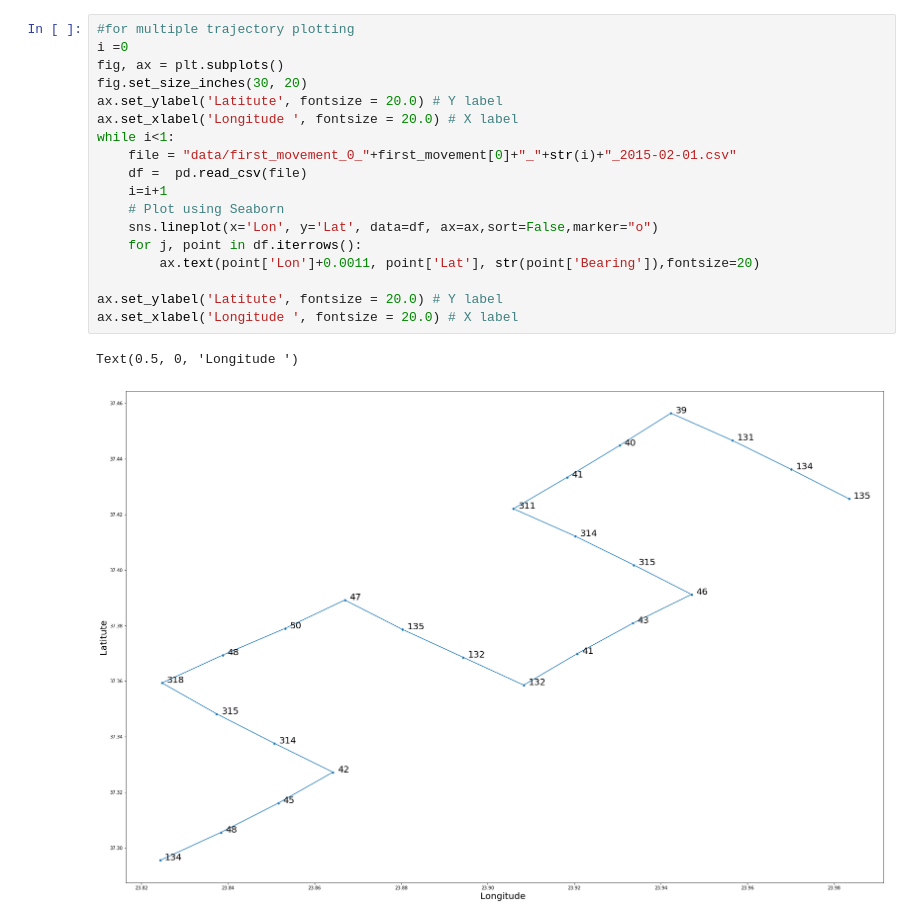
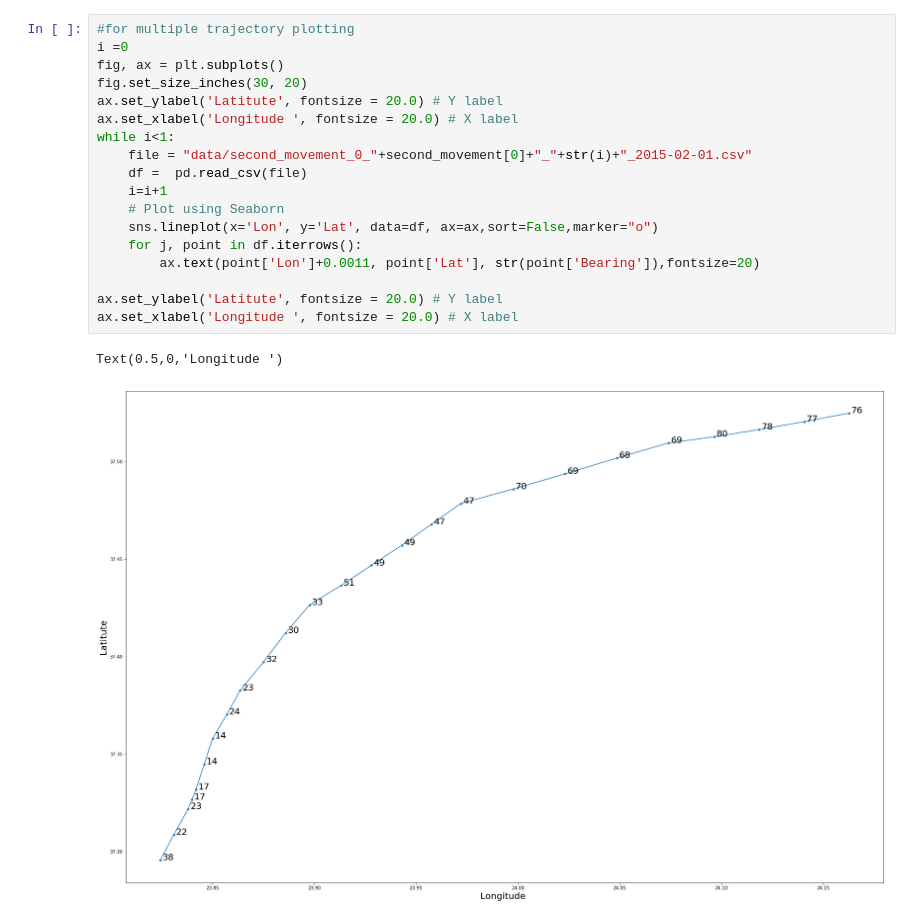
Before and after one commit to Barry-github/hua-thesis, a Jupyter notebook: notebooks/plotting_trajectories.ipynb, the cells around one changed output. Cells and saved outputs as stored; diff of their text form.

```diff
--- a/notebooks/plotting_trajectories.ipynb
+++ b/notebooks/plotting_trajectories.ipynb
@@ -57,24 +57,24 @@ and hard reset of data: True
 # %%
 #for multiple trajectory plotting
 i =0
 fig, ax = plt.subplots()
 fig.set_size_inches(30, 20)
 ax.set_ylabel('Latitute', fontsize = 20.0) # Y label
 ax.set_xlabel('Longitude ', fontsize = 20.0) # X label
 while i<1:
-    file = "data/first_movement_0_"+first_movement[0]+"_"+str(i)+"_2015-02-01.csv"
+    file = "data/second_movement_0_"+second_movement[0]+"_"+str(i)+"_2015-02-01.csv"
     df =  pd.read_csv(file)
     i=i+1
     # Plot using Seaborn
     sns.lineplot(x='Lon', y='Lat', data=df, ax=ax,sort=False,marker="o")
     for j, point in df.iterrows():
         ax.text(point['Lon']+0.0011, point['Lat'], str(point['Bearing']),fontsize=20)
 
 ax.set_ylabel('Latitute', fontsize = 20.0) # Y label
 ax.set_xlabel('Longitude ', fontsize = 20.0) # X label
 # %% [output]
-Text(0.5, 0, 'Longitude ')
+Text(0.5,0,'Longitude ')
-[figure, old version]
+[figure, new version]
 # %%
 #for single trajectory plotting
 fig, ax = plt.subplots()
```
Also changed, not shown: parts of 3 cells of this notebook, 9 other files.
